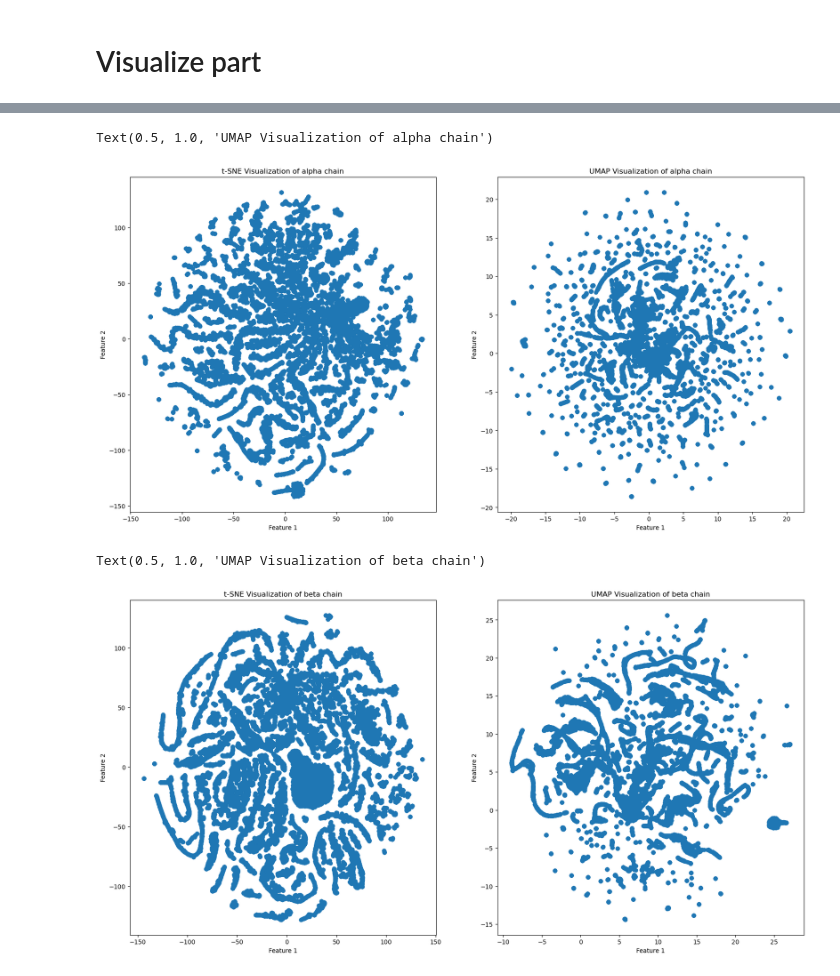
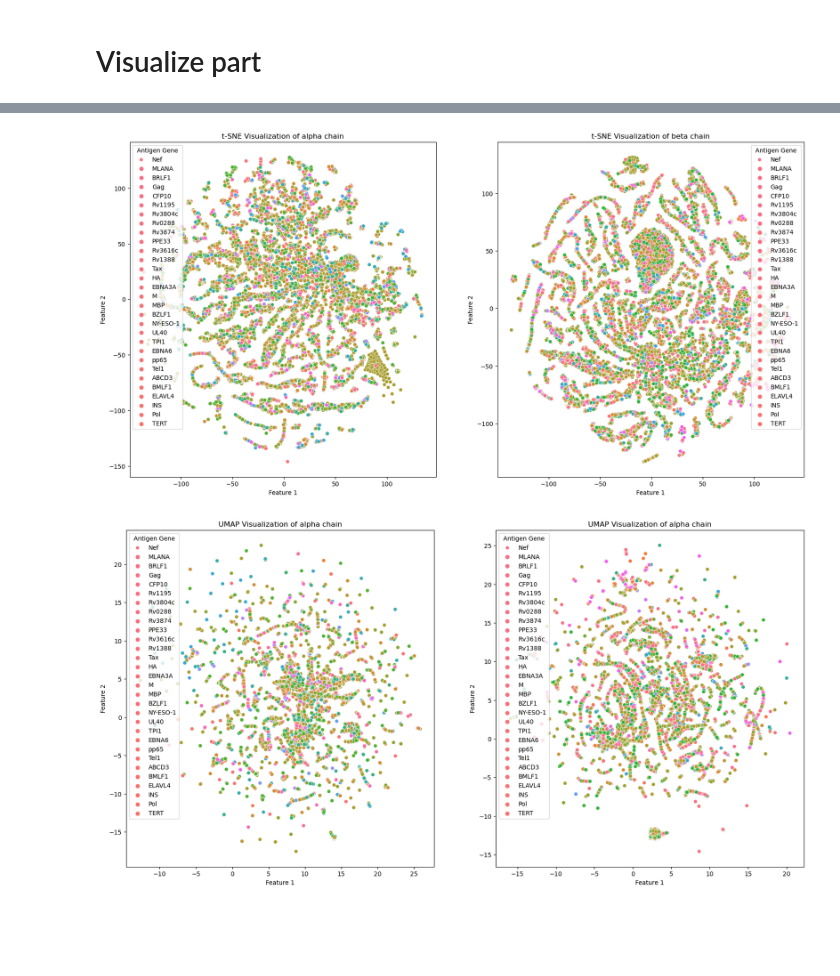
Before and after one commit to UoB-DSMP-2023-24/dsmp-2024-group-7, a Jupyter notebook: Mini Project.ipynb, the cells around one changed output, grey strips where cells are left out. Saved outputs shown, nothing was run; the diff lists cells and outputs as text; code cells hidden in the pictures; blank space fills up the shorter version.

Commit message:
improve visualization part

```diff
--- a/Mini Project.ipynb
+++ b/Mini Project.ipynb
@@ -350,14 +350,14 @@ df.shape
 ## Run TCRDist on alpha gene dataset
 # %%
 from tcrdist.repertoire import TCRrep
-# tr_a = TCRrep(cell_df = df_alpha,
-#             organism = 'human',
-#             chains = ['alpha'],
-#             db_file = 'alphabeta_gammadelta_db.tsv',
-#             compute_distances=False)
-# tr_a.cpus=2
-# tr_a.compute_sparse_rect_distances(radius = 50, chunk_size = 100)
-# print(tr_a.rw_alpha)
+tr_a = TCRrep(cell_df = df_alpha,
+            organism = 'human',
+            chains = ['alpha'],
+            db_file = 'alphabeta_gammadelta_db.tsv',
+            compute_distances=False)
+tr_a.cpus=2
+tr_a.compute_sparse_rect_distances(radius = 50, chunk_size = 100)
+print(tr_a.rw_alpha)
 tr_b = TCRrep(cell_df = df_beta,
             organism = 'human',
             chains = ['beta'],
@@ -467,0 +507,8 @@ array([0.29652589, 0.06958602, 0.02313014, 0.01647494, 0.01193202,
+# %%
+#since the data is in very high dimension, to boost the speed of process
+#frist using TruncatedSVD to lower the dimension to 50
+svd = TruncatedSVD(n_components=50)
+alpha_reduced = svd.fit_transform(tr_a.rw_alpha)
+beta_reduced = svd.fit_transform(tr_b.rw_beta)
+explained_variance_ratio = svd.explained_variance_ratio_
+explained_variance_ratio
@@ -479,29 +584,44 @@ B_umap = umap.fit_transform(beta_reduced)
 # %%
 fig, ax = plt.subplots(1, 2, figsize=(20, 10))
-ax[0].scatter(A_tsne[:, 0], A_tsne[:, 1])
+
+# t-SNE Visualization
+sns.scatterplot(x=A_tsne[:, 0], y=A_tsne[:, 1], hue=df_alpha['epitope'], ax=ax[0])
 ax[0].set_xlabel('Feature 1')
 ax[0].set_ylabel('Feature 2')
 ax[0].set_title('t-SNE Visualization of alpha chain')
-ax[1].scatter(A_umap[:, 0], A_umap[:, 1])
+
+sns.scatterplot(x=B_tsne[:, 0], y=B_tsne[:, 1], hue=df_beta['epitope'], ax=ax[1])
 ax[1].set_xlabel('Feature 1')
 ax[1].set_ylabel('Feature 2')
-ax[1].set_title('UMAP Visualization of alpha chain')
+ax[1].set_title('t-SNE Visualization of beta chain')
+# add legend
+ax[0].legend(labels=df_alpha['antigen.gene'].unique()[:30], title='Antigen Gene')
+ax[1].legend(labels=df_alpha['antigen.gene'].unique()[:30], title='Antigen Gene')
+
+plt.show()
 # %% [output]
-Text(0.5, 1.0, 'UMAP Visualization of alpha chain')
-[figure, old version]
+[figure, new version]
 # %%
 fig, ax = plt.subplots(1, 2, figsize=(20, 10))
-ax[0].scatter(B_tsne[:, 0], B_tsne[:, 1])
+
+# UMAP Visualization
+sns.scatterplot(x=A_umap[:, 0], y=A_umap[:, 1], hue=df_alpha['epitope'], ax=ax[0])
 ax[0].set_xlabel('Feature 1')
 ax[0].set_ylabel('Feature 2')
-ax[0].set_title('t-SNE Visualization of beta chain')
-ax[1].scatter(B_umap[:, 0], B_umap[:, 1])
+ax[0].set_title('UMAP Visualization of alpha chain')
+
+sns.scatterplot(x=B_umap[:, 0], y=B_umap[:, 1], hue=df_beta['epitope'], ax=ax[1])
 ax[1].set_xlabel('Feature 1')
 ax[1].set_ylabel('Feature 2')
-ax[1].set_title('UMAP Visualization of beta chain')
+ax[1].set_title('UMAP Visualization of alpha chain')
+
+# add legend
+ax[0].legend(labels=df_alpha['antigen.gene'].unique()[:30], title='Antigen Gene')
+ax[1].legend(labels=df_alpha['antigen.gene'].unique()[:30], title='Antigen Gene')
+
+plt.show()
 # %% [output]
-Text(0.5, 1.0, 'UMAP Visualization of beta chain')
-[figure, old version]
+[figure, new version]
 # %%
 # from the comparison of the two pictures,clearly the TSNE method are more likely to shows more defined clusters
 # based on our dataset specificity,so we choose TSNE to cluster seperation clearluy
```
Also changed, not shown: parts of 9 cells of this notebook.
